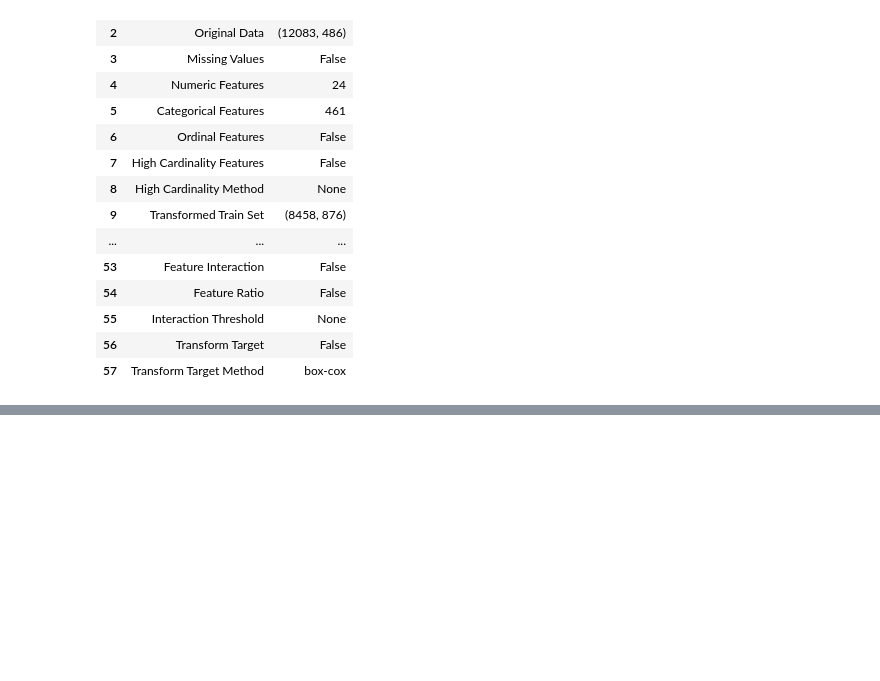
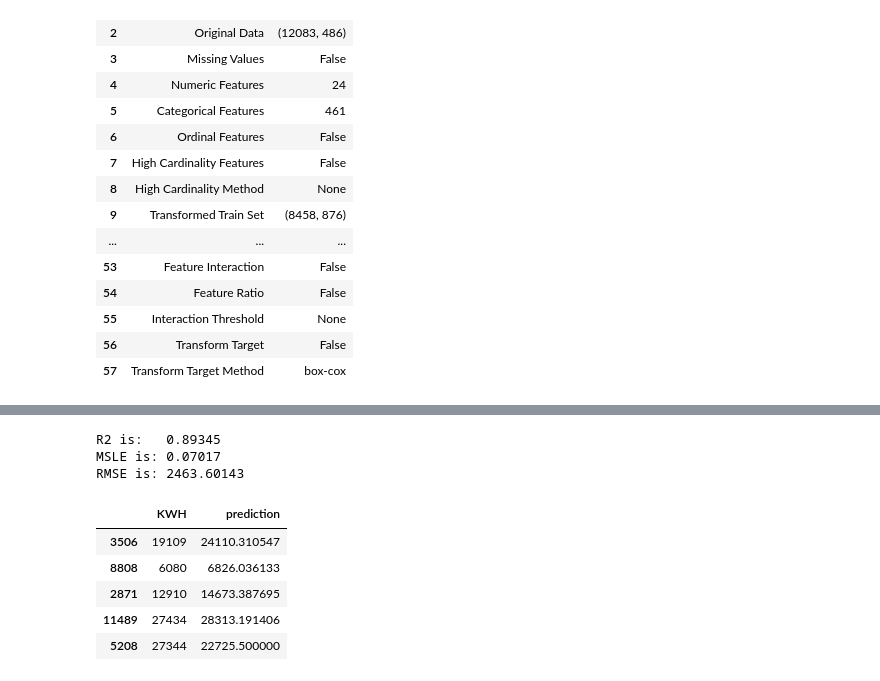
Before and after one commit to The-Powder-of-Data/predict_consumption, a Jupyter notebook: src/Model_report.ipynb, the cells around one changed output, grey strips where cells are left out. Saved outputs shown, nothing was run; the diff lists cells and outputs as text; code cells hidden in the pictures; blank space fills up the shorter version.

```diff
--- a/src/Model_report.ipynb
+++ b/src/Model_report.ipynb
@@ -413,0 +679,16 @@ save_model(tuned_lightgbm, '../output/models/lightgbm1')
+# %%
+dpath = '../data/'
+df = pd.read_csv(dpath + 'pipeline_output.csv')
+target_name = "KWH"
+
+train_data, test_data = train_test_split(df, test_size=0.3)
+X_train, y_train = train_data.drop(target_name, axis=1), train_data[target_name]
+X_test, y_test = test_data.drop(target_name, axis=1), test_data[target_name]
+
+X_train_scaled, X_test_scaled = scale_datasets(X_train, X_test)
+
+print("Sense check on shapes:")
+print("X_test shape: ", X_test_scaled.shape)
+print("y_test shape: ", y_test.shape)
+print("X_train shape:", X_train_scaled.shape)
+print("y_train shape:", y_train.shape)
@@ -413,0 +764,20 @@ save_model(tuned_lightgbm, '../output/models/lightgbm1')
+# %%
+prediction = model.predict(X_test_scaled)
+
+pred_frame = pd.DataFrame(y_test.copy())
+pred_frame['prediction'] = prediction
+
+print("R2 is:" + "  ", "{:.5f}".format(r2_score(y_test, prediction)))
+print("MSLE is:", "{:.5f}".format(mean_squared_log_error(y_test, prediction)))
+print("RMSE is:", "{:.5f}".format(mean_squared_error(y_test, prediction, squared=False)))
+pred_frame.head(5)
+# %% [output]
+R2 is:   0.89345
+MSLE is: 0.07017
+RMSE is: 2463.60143
+|  | KWH | prediction |
+| 3506 | 19109 | 24110.310547 |
+| 8808 | 6080 | 6826.036133 |
+| 2871 | 12910 | 14673.387695 |
+| 11489 | 27434 | 28313.191406 |
+| 5208 | 27344 | 22725.500000 |
```
Also changed, not shown: parts of 36 cells of this notebook, 6 other files.
